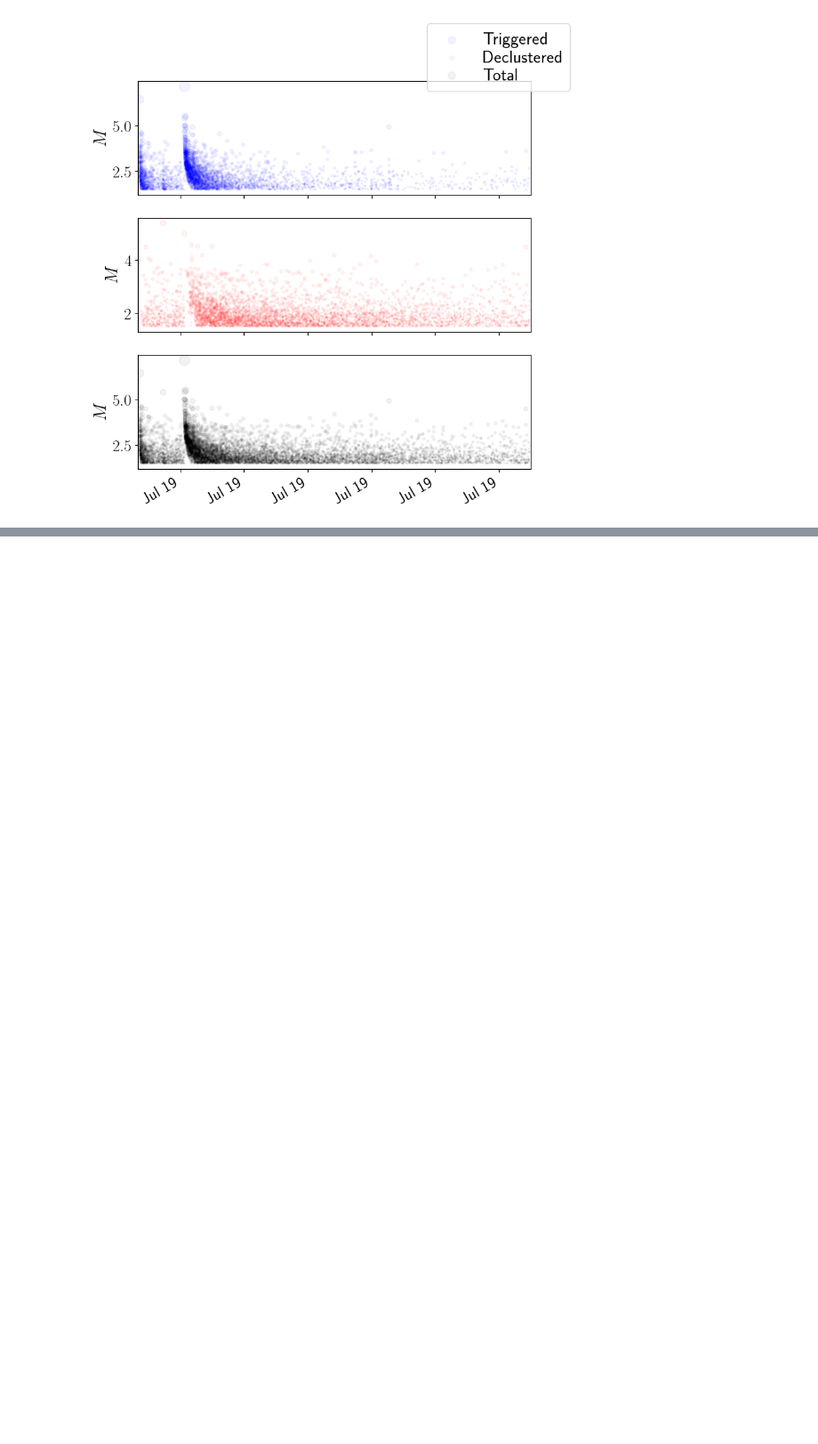
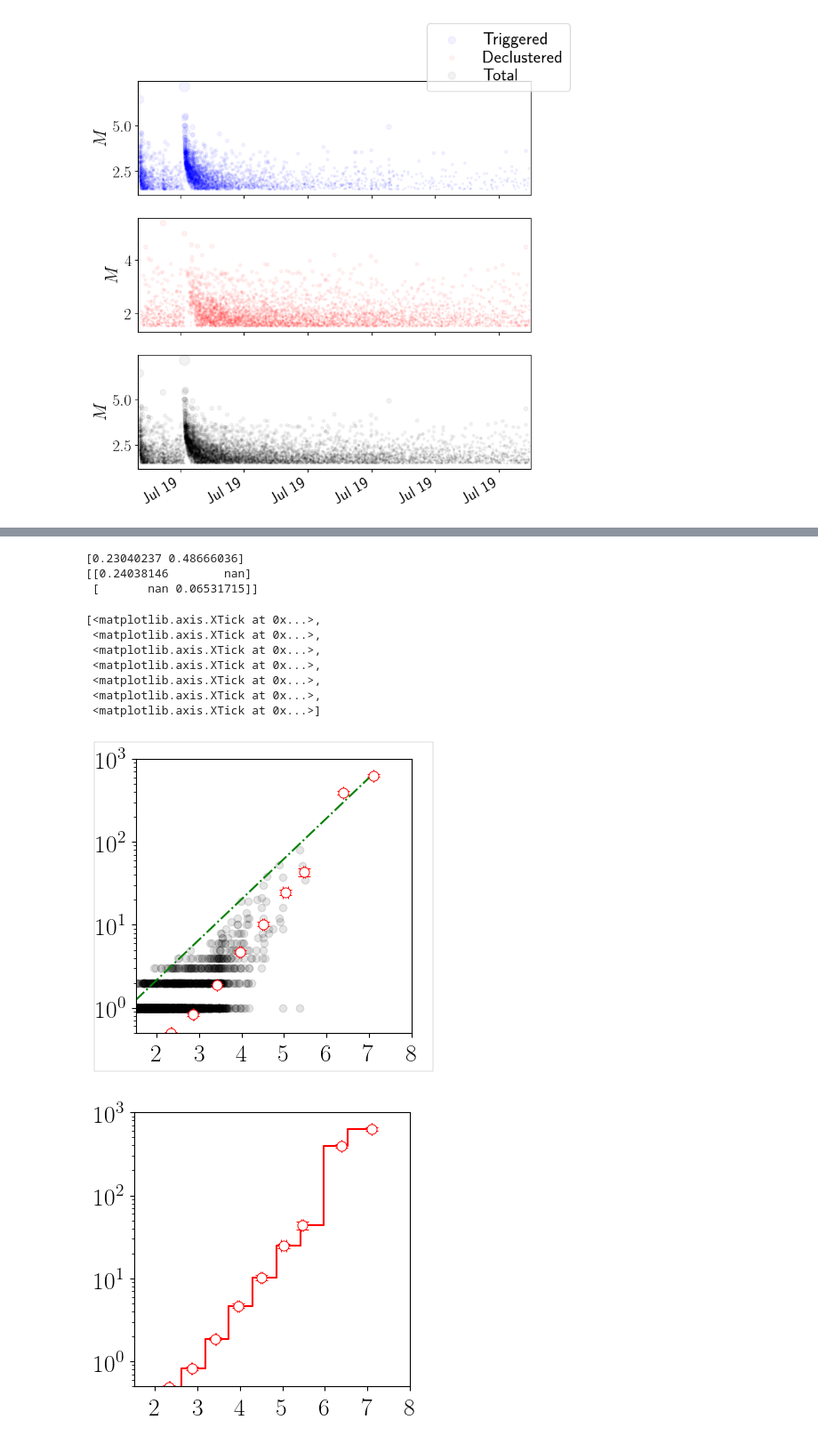
Before and after one commit to kkarimi62/Swarm, a Jupyter notebook: RidgeCrest2019_recovered.ipynb, the cells around one changed output, grey strips where cells are left out. Shown at 89% size. Drawn from its saved outputs; the diff is of its cells as text; code cells hidden in the pictures; blank space fills up the shorter version.

```diff
--- a/RidgeCrest2019_recovered.ipynb
+++ b/RidgeCrest2019_recovered.ipynb
@@ -2872,7 +2943,7 @@ plt.yscale('log')
 dm = 0.5
 n = int( ( m_max - m_min ) / dm )
 m = list(np.linspace(m_min,m_max,n))
-m=AdjustBins(m_list,m)
+#m=AdjustBins(m_list,m)
 # m=[2.7999989999999997,
 #  3.133332555555555,
 #  3.466666111111111,
@@ -2938,30 +3009,43 @@ try:
     popt, pconv = curve_fit(func,m_mean[m_mean>=mc],N_as[m_mean>=mc])
 
     mm = swarm_lohi['magnitude'].loc[df_zeros.index].tolist() + \
          swarm_lohi['magnitude'].loc[df_nn.index].tolist() #swarm_lohi[swarm_lohi['magnitude']>=mc]['magnitude']
     mm = np.array(mm)
     mm=list(set(mm))
     mm.sort()
     mm=np.array(mm)
     ax.plot(mm,func(mm,*popt),'-.g')
     print popt
     print pconv**0.5
 except:
     pass
 
 plt.savefig('%s/prod.png'%DIR_OUTPT_figs,dpi=150,bbox_inches='tight')
 
 
 fig = plt.figure(figsize=(4,4),frameon=True)
 ax = fig.add_subplot(111)
 ax.plot(m, np.append(N_as,N_as[-1]), linestyle='-', drawstyle='steps-post',color='red')
 ax.errorbar(m_mean,N_as,
             yerr=err_N,xerr=m_err,
             markerfacecolor='white',
             fmt='o', markersize=8,color='red',markeredgewidth=0.7,
             linewidth=.5,
             barsabove=None,capsize=5,capthick=1,elinewidth=1)
 ax.set_xlim(m_min,np.ceil(m_max))
 ax.set_ylim(0.5,1000)
 ax.set_yscale('log')
 ax.set_xticks(np.linspace(xmin,xmax,int(nbin)+1))
+# %% [output]
+[0.23040237 0.48666036]
+[[0.24038146        nan]
+ [       nan 0.06531715]]
+[<matplotlib.axis.XTick at 0x...>,
+ <matplotlib.axis.XTick at 0x...>,
+ <matplotlib.axis.XTick at 0x...>,
+ <matplotlib.axis.XTick at 0x...>,
+ <matplotlib.axis.XTick at 0x...>,
+ <matplotlib.axis.XTick at 0x...>,
+ <matplotlib.axis.XTick at 0x...>]
+[figure, added]
+[figure, added]
```
Also changed, not shown: parts of 25 cells of this notebook, 11 other files.
